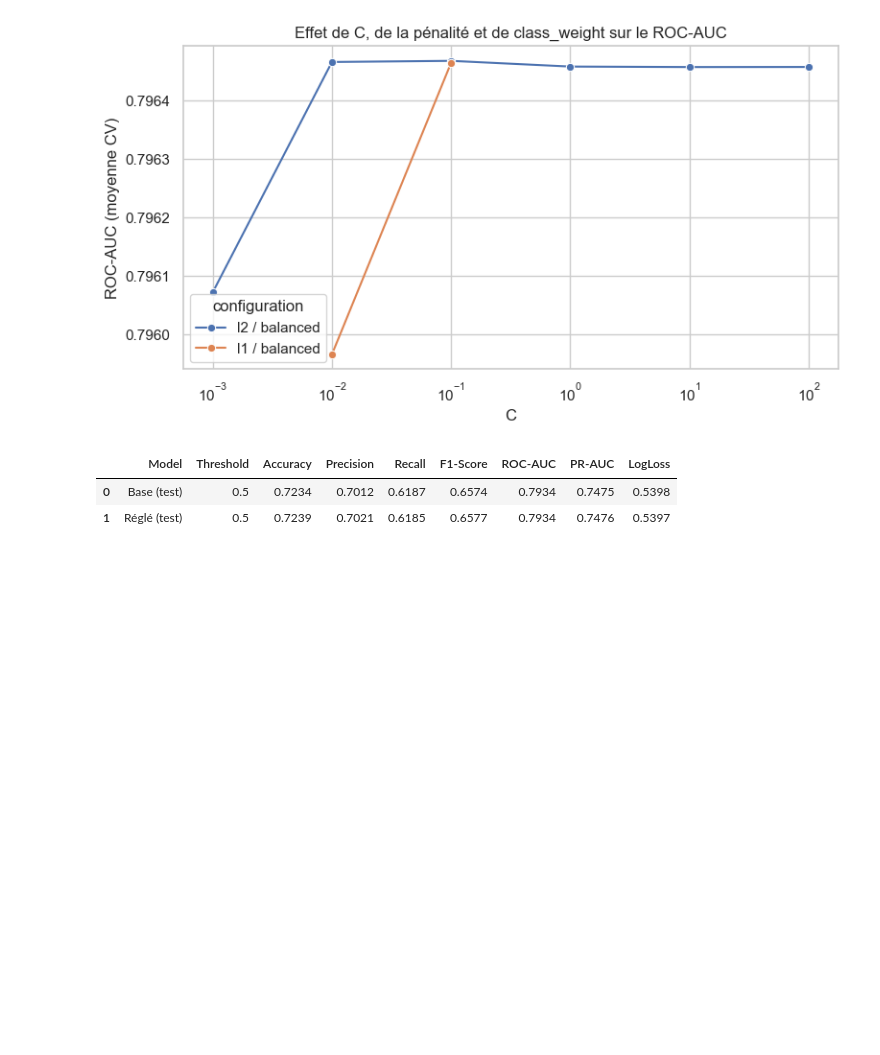
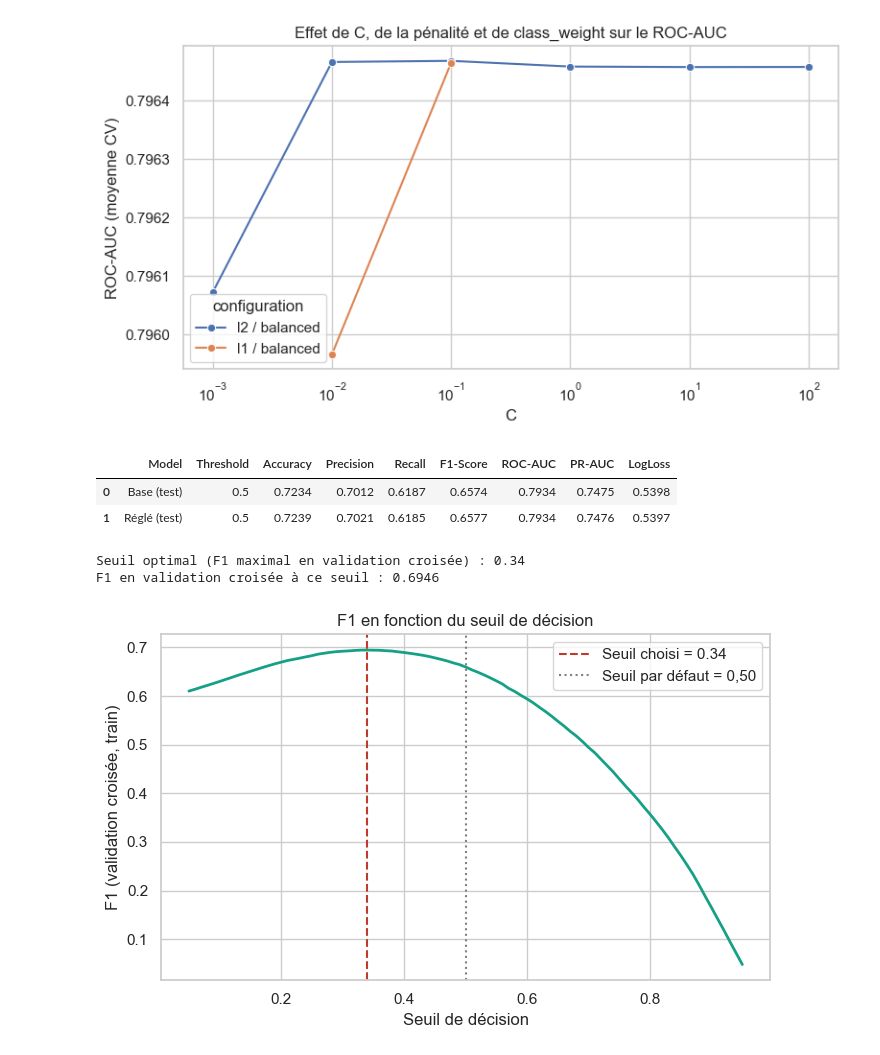
Before and after one commit to khaldamin/DM_PROJECT, a Jupyter notebook: notebooks/03_logistic_regression.ipynb, the cells around one changed output. Cells and saved outputs as stored; diff of their text form; code cells hidden in the pictures; blank space fills up the shorter version.

```diff
--- a/notebooks/03_logistic_regression.ipynb
+++ b/notebooks/03_logistic_regression.ipynb
@@ -347,3 +347,33 @@ display(pd.DataFrame(results).round(4))
 |  | Model | Threshold | Accuracy | Precision | Recall | F1-Score | ROC-AUC | PR-AUC | LogLoss |
 | 0 | Base (test) | 0.5 | 0.7234 | 0.7012 | 0.6187 | 0.6574 | 0.7934 | 0.7475 | 0.5398 |
 | 1 | Réglé (test) | 0.5 | 0.7239 | 0.7021 | 0.6185 | 0.6577 | 0.7934 | 0.7476 | 0.5397 |
+# %%
+# ============================================================
+# Seuil maximisant le F1 (prédictions de validation croisée sur le train)
+# ============================================================
+proba_cv = cross_val_predict(
+    best_model, X_train, y_train, cv=cv, method="predict_proba", n_jobs=-1
+)[:, 1]
+
+thresholds = np.linspace(0.05, 0.95, 91)
+f1_scores = [f1_score(y_train, (proba_cv >= t).astype(int)) for t in thresholds]
+
+best_threshold = float(thresholds[int(np.argmax(f1_scores))])
+print(f"Seuil optimal (F1 maximal en validation croisée) : {best_threshold:.2f}")
+print(f"F1 en validation croisée à ce seuil : {max(f1_scores):.4f}")
+
+fig, ax = plt.subplots(figsize=(7, 4.5))
+ax.plot(thresholds, f1_scores, color="#16a085", linewidth=2)
+ax.axvline(best_threshold, color="#c0392b", linestyle="--", label=f"Seuil choisi = {best_threshold:.2f}")
+ax.axvline(0.5, color="gray", linestyle=":", label="Seuil par défaut = 0,50")
+ax.set_xlabel("Seuil de décision")
+ax.set_ylabel("F1 (validation croisée, train)")
+ax.set_title("F1 en fonction du seuil de décision")
+ax.legend()
+plt.tight_layout()
+plt.savefig(FIGURES_DIR / "logistic_regression_threshold.png", dpi=150)
+plt.show()
+# %% [output]
+Seuil optimal (F1 maximal en validation croisée) : 0.34
+F1 en validation croisée à ce seuil : 0.6946
+[figure, added]
```
Also changed, not shown: parts of 2 cells of this notebook, 4 other files.
